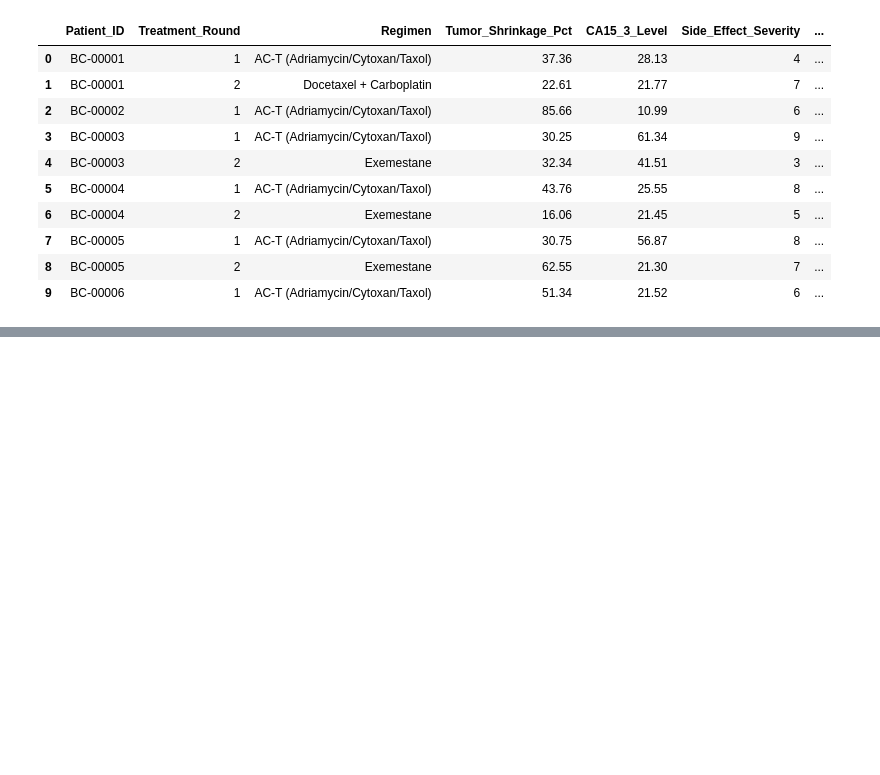
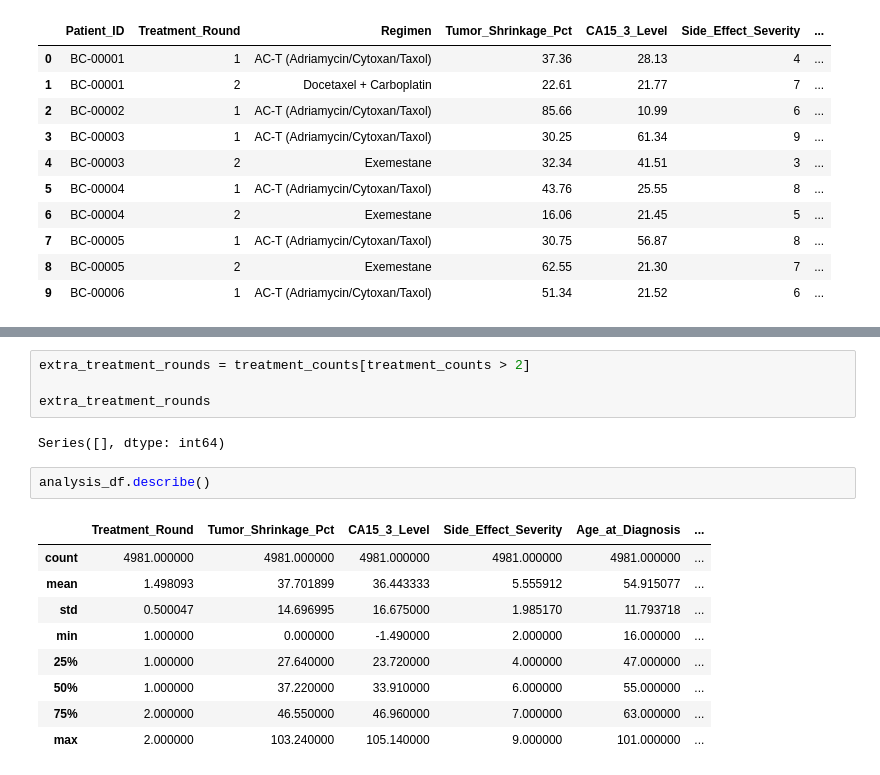
Before and after one commit to bakenova/Healthcare-Analytics-Breast-Cancer-Study, a Jupyter notebook: general/basic.ipynb, the cells around one changed output, grey strips where cells are left out. Cells and saved outputs as stored; diff of their text form; blank space fills up the shorter version.

```diff
--- a/general/basic.ipynb
+++ b/general/basic.ipynb
@@ -138,0 +196,18 @@ memory usage: 467.1+ KB
+# %%
+extra_treatment_rounds = treatment_counts[treatment_counts > 2]
+
+extra_treatment_rounds
+# %% [output]
+Series([], dtype: int64)
+# %%
+analysis_df.describe()
+# %% [output]
+|  | Treatment_Round | Tumor_Shrinkage_Pct | CA15_3_Level | Side_Effect_Severity | Age_at_Diagnosis | ... |
+| count | 4981.000000 | 4981.000000 | 4981.000000 | 4981.000000 | 4981.000000 | ... |
+| mean | 1.498093 | 37.701899 | 36.443333 | 5.555912 | 54.915077 | ... |
+| std | 0.500047 | 14.696995 | 16.675000 | 1.985170 | 11.793718 | ... |
+| min | 1.000000 | 0.000000 | -1.490000 | 2.000000 | 16.000000 | ... |
+| 25% | 1.000000 | 27.640000 | 23.720000 | 4.000000 | 47.000000 | ... |
+| 50% | 1.000000 | 37.220000 | 33.910000 | 6.000000 | 55.000000 | ... |
+| 75% | 2.000000 | 46.550000 | 46.960000 | 7.000000 | 63.000000 | ... |
+| max | 2.000000 | 103.240000 | 105.140000 | 9.000000 | 101.000000 | ... |
```
Also changed, not shown: parts of 15 cells of this notebook.
